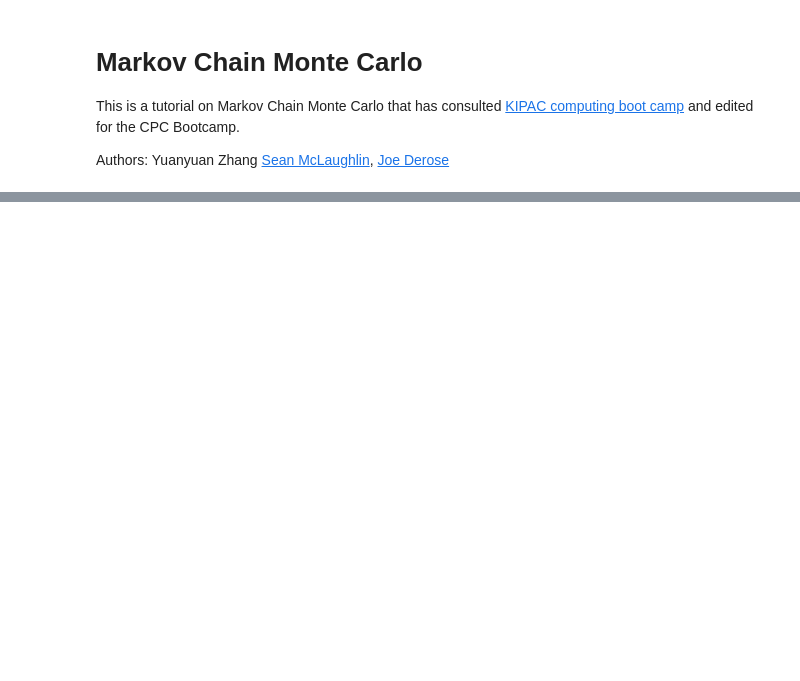
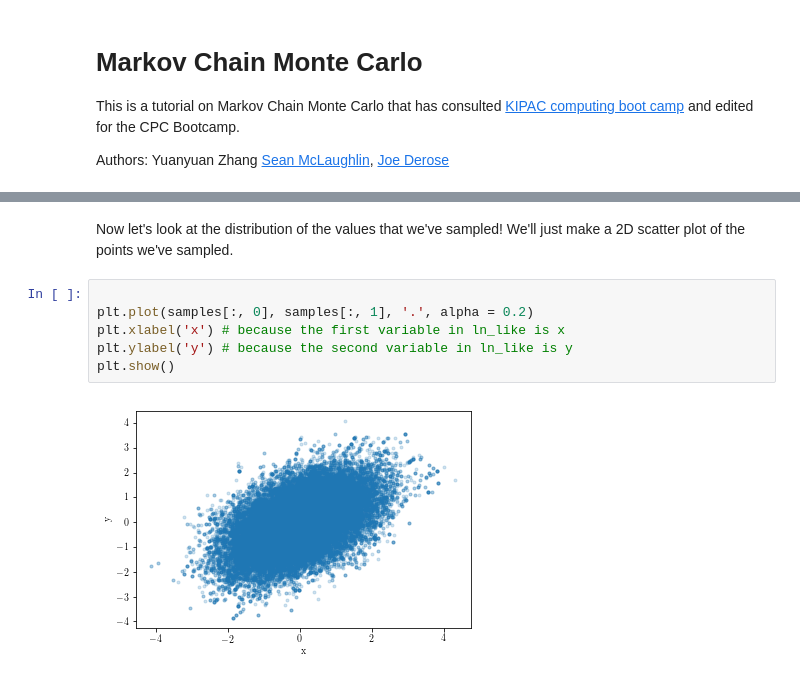
Before and after one commit to fnal-cpc/bootcamp, a Jupyter notebook: mcmc.ipynb, the cells around one changed output, grey strips where cells are left out. Drawn from its saved outputs; the diff is of its cells as text; blank space fills up the shorter version.

```diff
--- a/mcmc.ipynb
+++ b/mcmc.ipynb
@@ -230,0 +90,10 @@ Find a good fit to the nonlinear data using minimize. You may want to try using
+# %% [markdown]
+Now let's look at the distribution of the values that we've sampled! We'll just make a 2D scatter plot of the points we've sampled.
+# %%
+
+plt.plot(samples[:, 0], samples[:, 1], '.', alpha = 0.2)
+plt.xlabel('x') # because the first variable in ln_like is x
+plt.ylabel('y') # because the second variable in ln_like is y
+plt.show()
+# %% [output]
+[figure, added]
```
Also changed, not shown: parts of 59 cells of this notebook.
